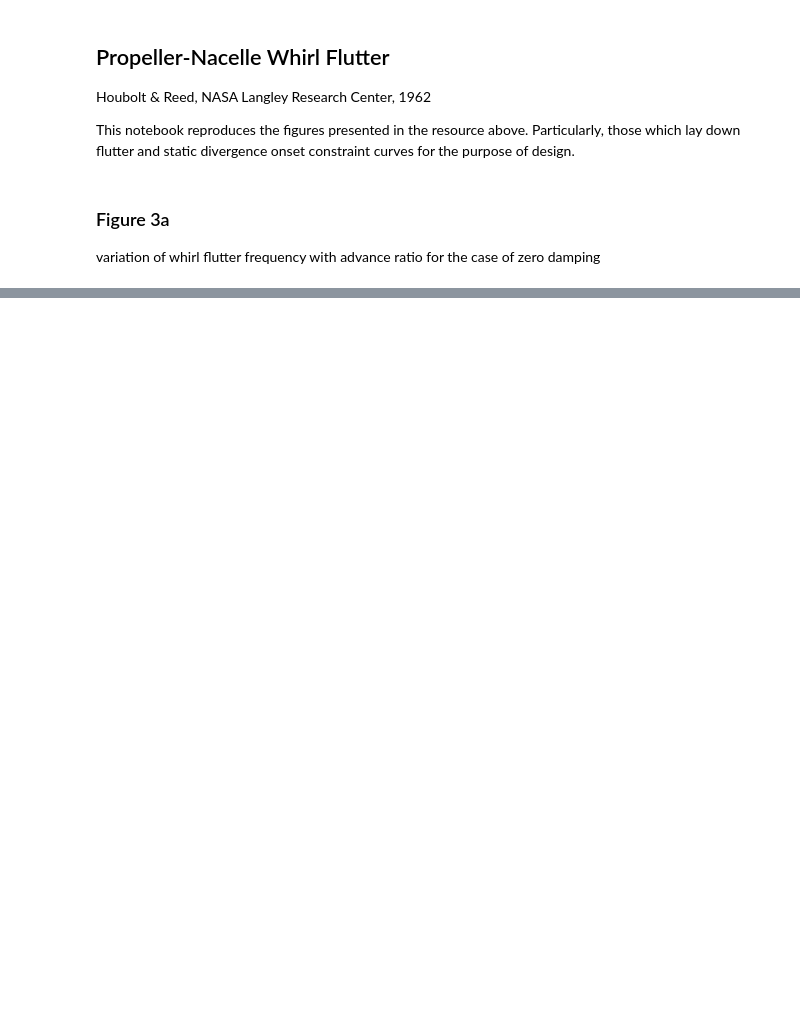
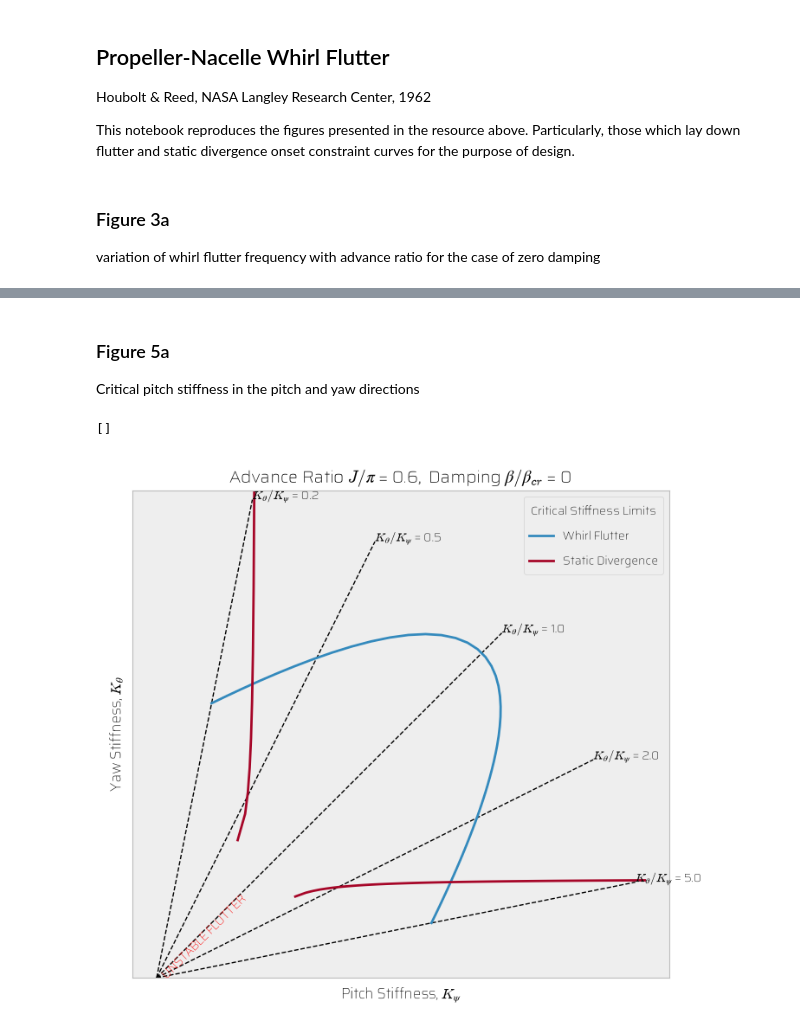
Before and after one commit to StreamlineAerospace/streamline_flutter, a Jupyter notebook: notebooks/whirl_flutter.ipynb, the cells around one changed output, grey strips where cells are left out. Drawn from its saved outputs; the diff is of its cells as text; code cells hidden in the pictures; blank space fills up the shorter version.

Commit message:
Progress on whirl flutter notebook

```diff
--- a/notebooks/whirl_flutter.ipynb
+++ b/notebooks/whirl_flutter.ipynb
@@ -64,0 +160,3 @@ hellow world
+# %% [markdown]
+### Figure 5a
+Critical pitch stiffness in the pitch and yaw directions
@@ -64,0 +194,26 @@ hellow world
+# %%
+fig, ax = plt.subplots(1,1,figsize=(8,8))
+ax.set_aspect("equal")
+
+x = np.linspace(0, max(k_psi_div_list), 100)
+slopes = [0.2, 0.5, 1, 2, 5]
+angs = np.atan(slopes)
+L = max([max(k_theta_div_list), max(k_theta_list)])
+
+for i,ang in enumerate(angs):
+    ax.plot([0, L*np.cos(ang)], [0, L*np.sin(ang)], linestyle="dashed", color="black", linewidth=1, label="_nolegend_")
+    ax.annotate(text="$K_{\u03B8}/K_{\u03C8}$ = " + f"{1/slopes[i]}", xy=[L*np.cos(ang), L*np.sin(ang)])
+
+ax.plot(k_psi_list, k_theta_list, label="Whirl Flutter")
+ax.plot(k_psi_div_list, k_theta_div_list, label="Static Divergence")
+ax.annotate(text="UNSTABLE FLUTTER", xy=[0, 0], color="red", rotation=45)
+ax.set_xlabel("Pitch Stiffness, $K_{\u03C8}$")
+ax.set_ylabel("Yaw Stiffness, $K_{\u03B8}$")
+ax.set_ylim([0, max(k_theta_div_list)])
+ax.legend(loc="best", title="Critical Stiffness Limits")
+ax.set_title("Advance Ratio $J/{\u03C0}$ = " + f"{J_pi}" + ",  Damping ${\u03B2}/{\u03B2}_{cr}$ = " + f"{beta_beta_cr}")
+ax.set_xticks([])
+ax.set_yticks([])
+# %% [output]
+[]
+[figure, added]
```
Also changed, not shown: parts of 6 cells of this notebook, 1 other file.
